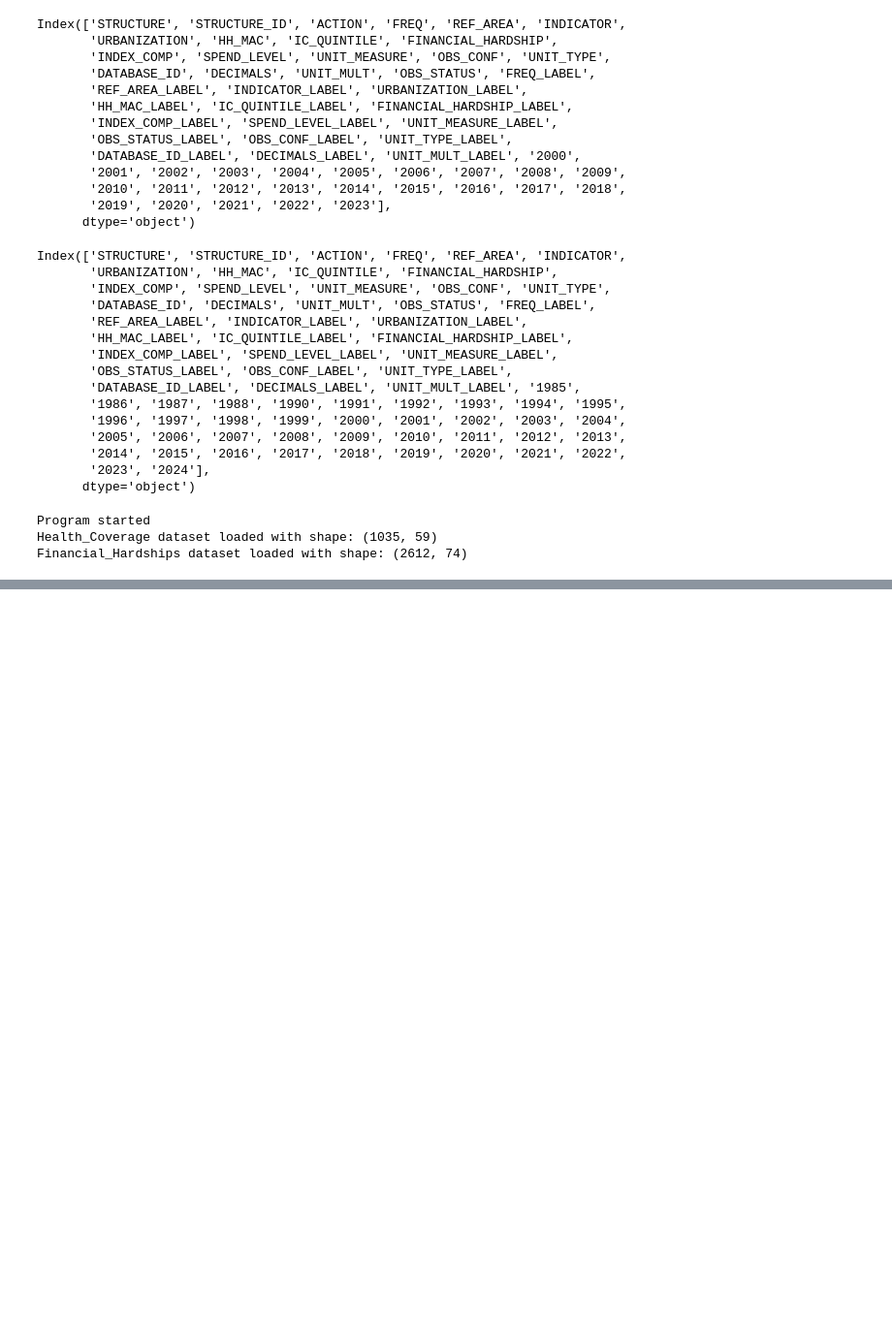
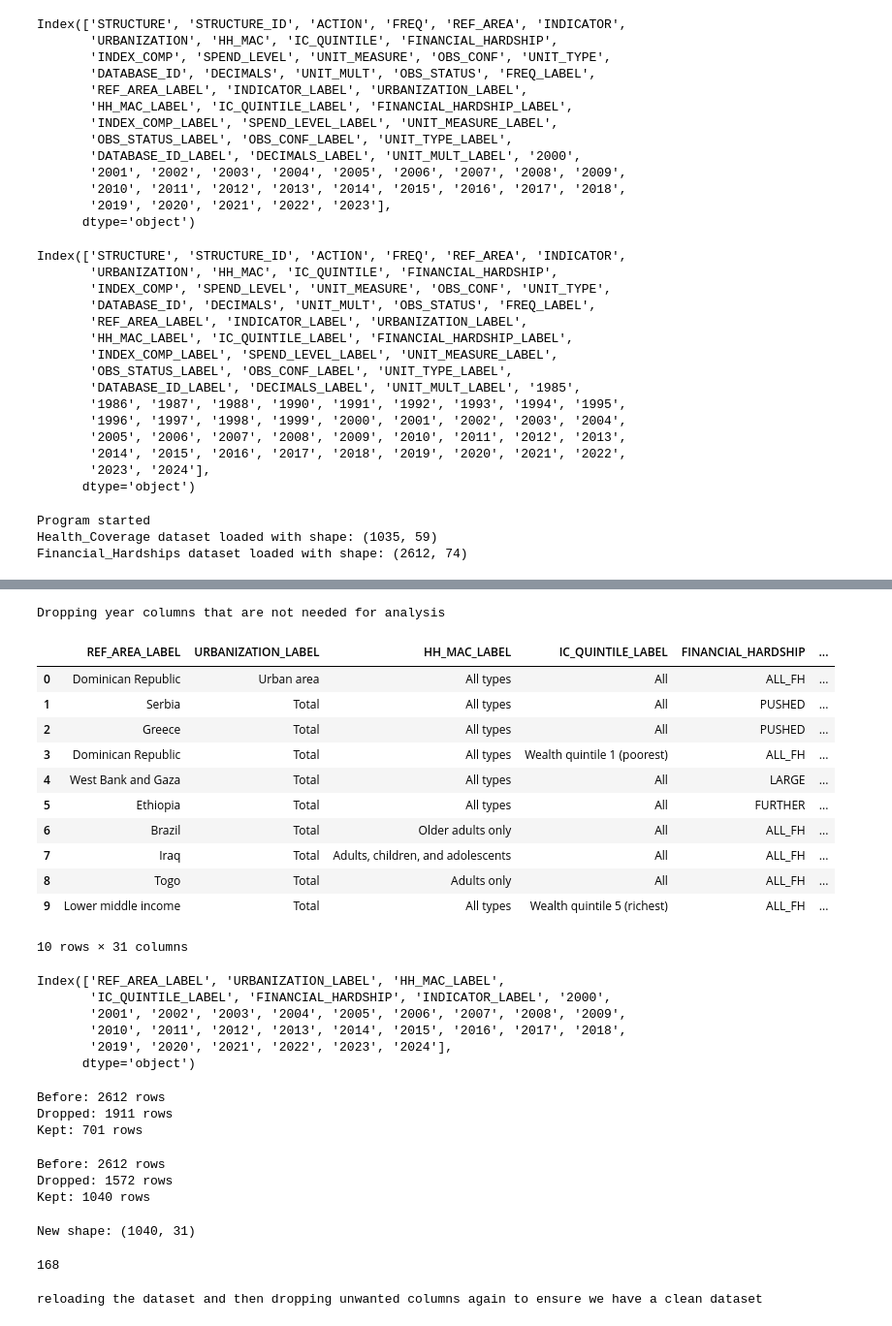
Before and after one commit to deelux-2468/Individual-_CW_DSPLC-IIT, a Jupyter notebook: Clean_Dataset.ipynb, the cells around one changed output, grey strips where cells are left out. Shown at 97% size. Saved outputs shown, nothing was run; the diff lists cells and outputs as text; code cells hidden in the pictures; blank space fills up the shorter version.

```diff
--- a/Clean_Dataset.ipynb
+++ b/Clean_Dataset.ipynb
@@ -110,0 +304,64 @@ Health_Coverage.drop(columns=['STRUCTURE', 'STRUCTURE_ID', 'ACTION', 'FREQ', 'RE
+# %%
+log('Dropping year columns that are not needed for analysis')
+cols_to_drop = [str(year) for year in range(1985, 2000)]
+Financial_Hardships.drop(columns=cols_to_drop, inplace=True,errors='ignore')
+# %% [output]
+Dropping year columns that are not needed for analysis
+# %%
+Financial_Hardships.head(10)
+# %% [output]
+|  | REF_AREA_LABEL | URBANIZATION_LABEL | HH_MAC_LABEL | IC_QUINTILE_LABEL | FINANCIAL_HARDSHIP | ... |
+| 0 | Dominican Republic | Urban area | All types | All | ALL_FH | ... |
+| 1 | Serbia | Total | All types | All | PUSHED | ... |
+| 2 | Greece | Total | All types | All | PUSHED | ... |
+| 3 | Dominican Republic | Total | All types | Wealth quintile 1 (poorest) | ALL_FH | ... |
+| 4 | West Bank and Gaza | Total | All types | All | LARGE | ... |
+| 5 | Ethiopia | Total | All types | All | FURTHER | ... |
+| 6 | Brazil | Total | Older adults only | All | ALL_FH | ... |
+| 7 | Iraq | Total | Adults, children, and adolescents | All | ALL_FH | ... |
+| 8 | Togo | Total | Adults only | All | ALL_FH | ... |
+| 9 | Lower middle income | Total | All types | Wealth quintile 5 (richest) | ALL_FH | ... |
+10 rows × 31 columns
+# %%
+Financial_Hardships.columns
+# %% [output]
+Index(['REF_AREA_LABEL', 'URBANIZATION_LABEL', 'HH_MAC_LABEL',
+       'IC_QUINTILE_LABEL', 'FINANCIAL_HARDSHIP', 'INDICATOR_LABEL', '2000',
+       '2001', '2002', '2003', '2004', '2005', '2006', '2007', '2008', '2009',
+       '2010', '2011', '2012', '2013', '2014', '2015', '2016', '2017', '2018',
+       '2019', '2020', '2021', '2022', '2023', '2024'],
+      dtype='object')
+# %%
+year_cols = [col for col in Financial_Hardships.columns if col.isdigit()]
+
+# check how many countries you lose at 70% threshold
+row_missing_pct = Financial_Hardships[year_cols].isnull().mean(axis=1) * 100
+
+print("Before:", Financial_Hardships.shape[0], "rows")
+print("Dropped:", (row_missing_pct > 70).sum(), "rows")
+print("Kept:", (row_missing_pct <= 70).sum(), "rows")
+# %% [output]
+Before: 2612 rows
+Dropped: 1911 rows
+Kept: 701 rows
+# %%
+print("Before:", Financial_Hardships.shape[0], "rows")
+print("Dropped:", (row_missing_pct > 80).sum(), "rows")
+print("Kept:", (row_missing_pct <= 80).sum(), "rows")
+# %% [output]
+Before: 2612 rows
+Dropped: 1572 rows
+Kept: 1040 rows
+# %%
+Financial_Hardships = Financial_Hardships[row_missing_pct <= 80]
+print("New shape:", Financial_Hardships.shape)
+# %% [output]
+New shape: (1040, 31)
+# %%
+Financial_Hardships['REF_AREA_LABEL'].nunique()
+# %% [output]
+168
+# %%
+log('reloading the dataset and then dropping unwanted columns again to ensure we have a clean dataset')
+# %% [output]
+reloading the dataset and then dropping unwanted columns again to ensure we have a clean dataset
```
Also changed, not shown: parts of 25 cells of this notebook, 10 other files.
